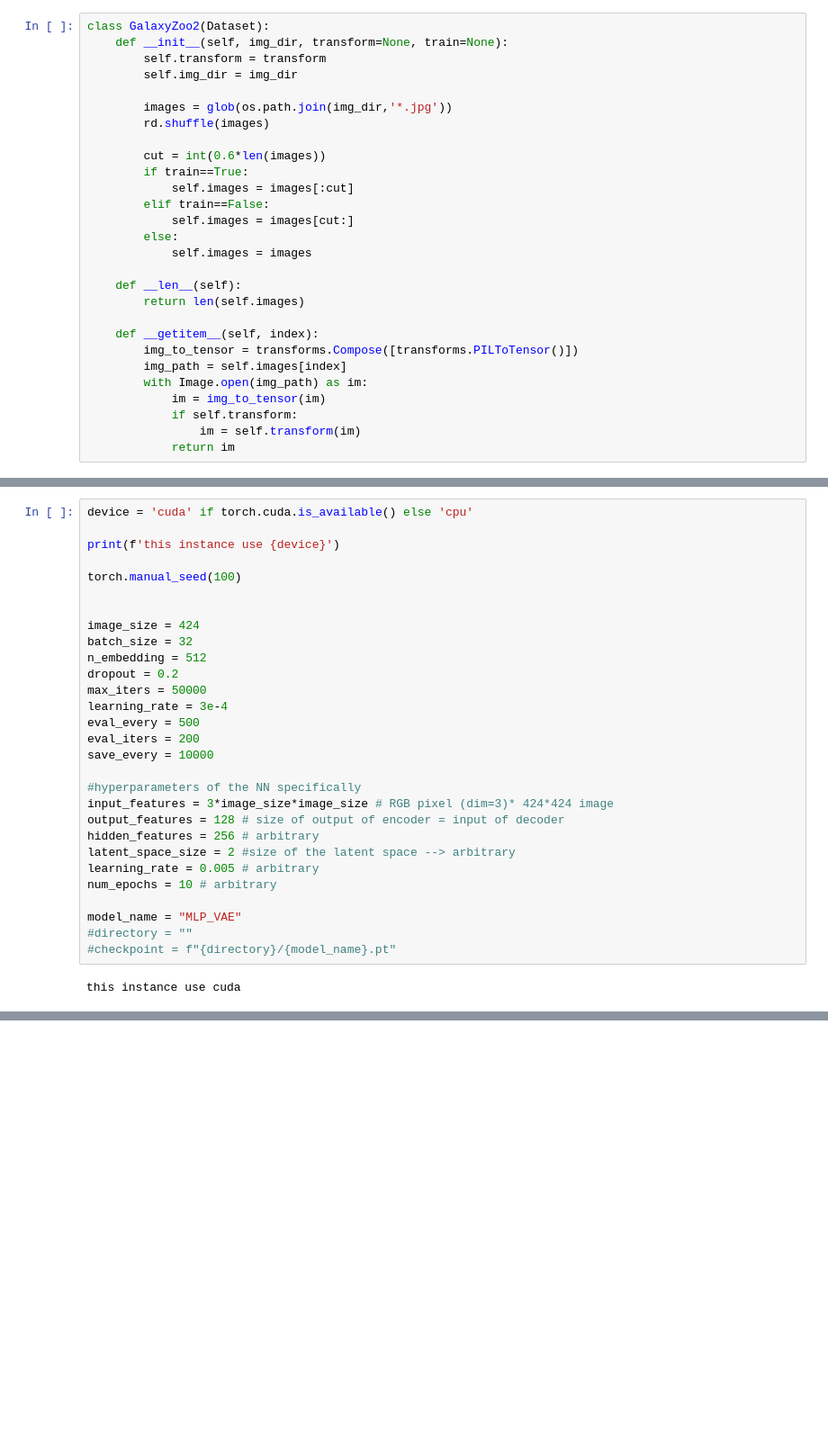
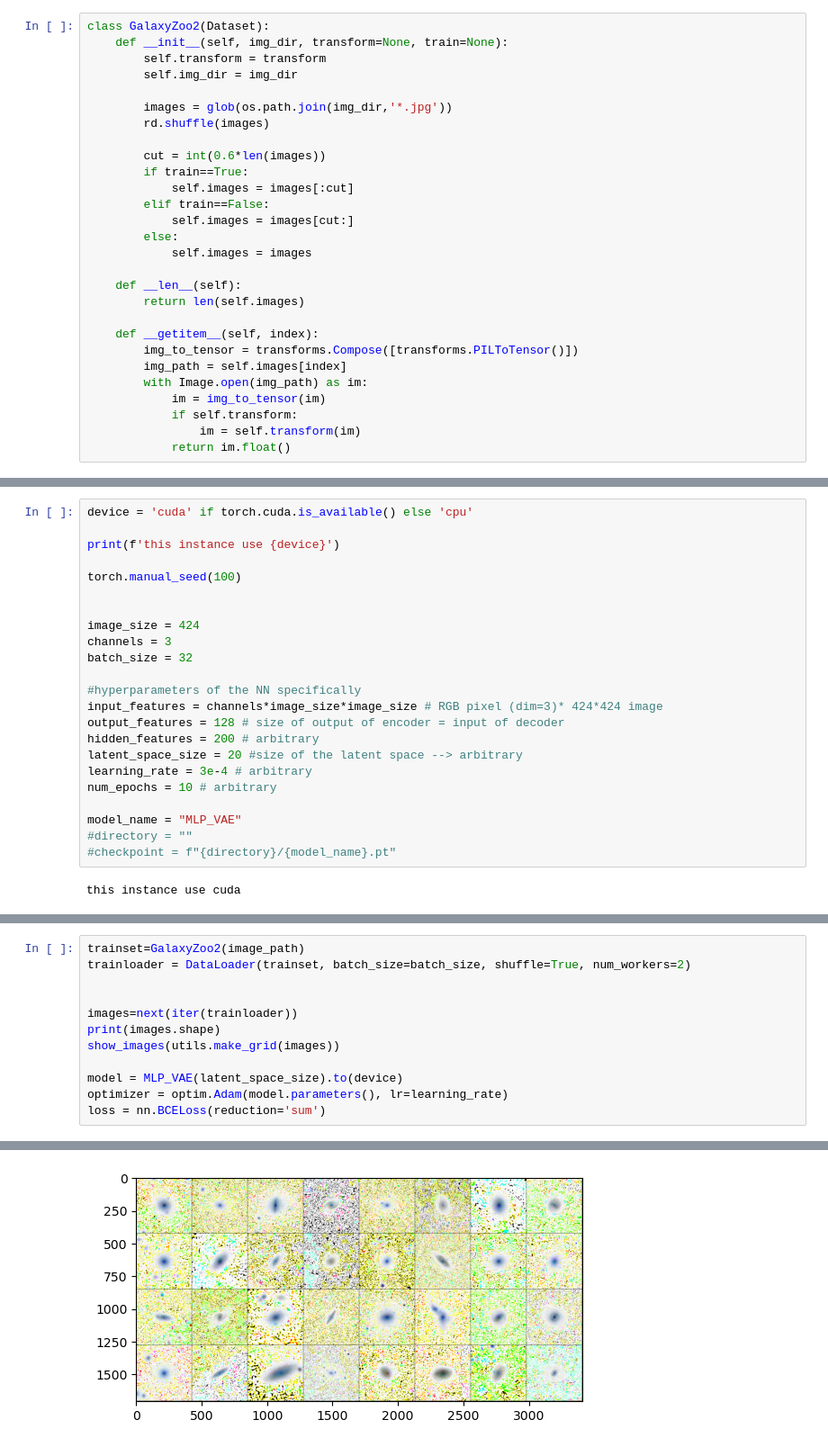
Before and after one commit to sirius59/project-dl, a Jupyter notebook: main.ipynb, the cells around one changed output, grey strips where cells are left out. Shown: that part at 90% size. Saved outputs shown, nothing was run; the diff lists cells and outputs as text; blank space fills up the shorter version.

```diff
--- a/main.ipynb
+++ b/main.ipynb
@@ -56,7 +56,7 @@ class GalaxyZoo2(Dataset):
             im = img_to_tensor(im)
             if self.transform:
                 im = self.transform(im)
-            return im
+            return im.float()
 # %%
 trainset=GalaxyZoo2(image_path)
 # %%
@@ -79,21 +79,15 @@ torch.manual_seed(100)
 
 
 image_size = 424
+channels = 3
 batch_size = 32
-n_embedding = 512
-dropout = 0.2
-max_iters = 50000
-learning_rate = 3e-4
-eval_every = 500
-eval_iters = 200
-save_every = 10000
 
 #hyperparameters of the NN specifically
-input_features = 3*image_size*image_size # RGB pixel (dim=3)* 424*424 image
+input_features = channels*image_size*image_size # RGB pixel (dim=3)* 424*424 image
 output_features = 128 # size of output of encoder = input of decoder
-hidden_features = 256 # arbitrary
-latent_space_size = 2 #size of the latent space --> arbitrary
-learning_rate = 0.005 # arbitrary
+hidden_features = 200 # arbitrary
+latent_space_size = 20 #size of the latent space --> arbitrary
+learning_rate = 3e-4 # arbitrary
 num_epochs = 10 # arbitrary
 
 model_name = "MLP_VAE"
@@ -171,0 +161,13 @@ class MLP_VAE(nn.Module):
+# %%
+trainset=GalaxyZoo2(image_path)
+trainloader = DataLoader(trainset, batch_size=batch_size, shuffle=True, num_workers=2)
+
+
+images=next(iter(trainloader))
+print(images.shape)
+show_images(utils.make_grid(images))
+
+model = MLP_VAE(latent_space_size).to(device)
+optimizer = optim.Adam(model.parameters(), lr=learning_rate)
+loss = nn.BCELoss(reduction='sum')
+# %% [output]
@@ -171,0 +175 @@ class MLP_VAE(nn.Module):
+[figure, added]
```
Also changed, not shown: parts of 5 cells of this notebook.
